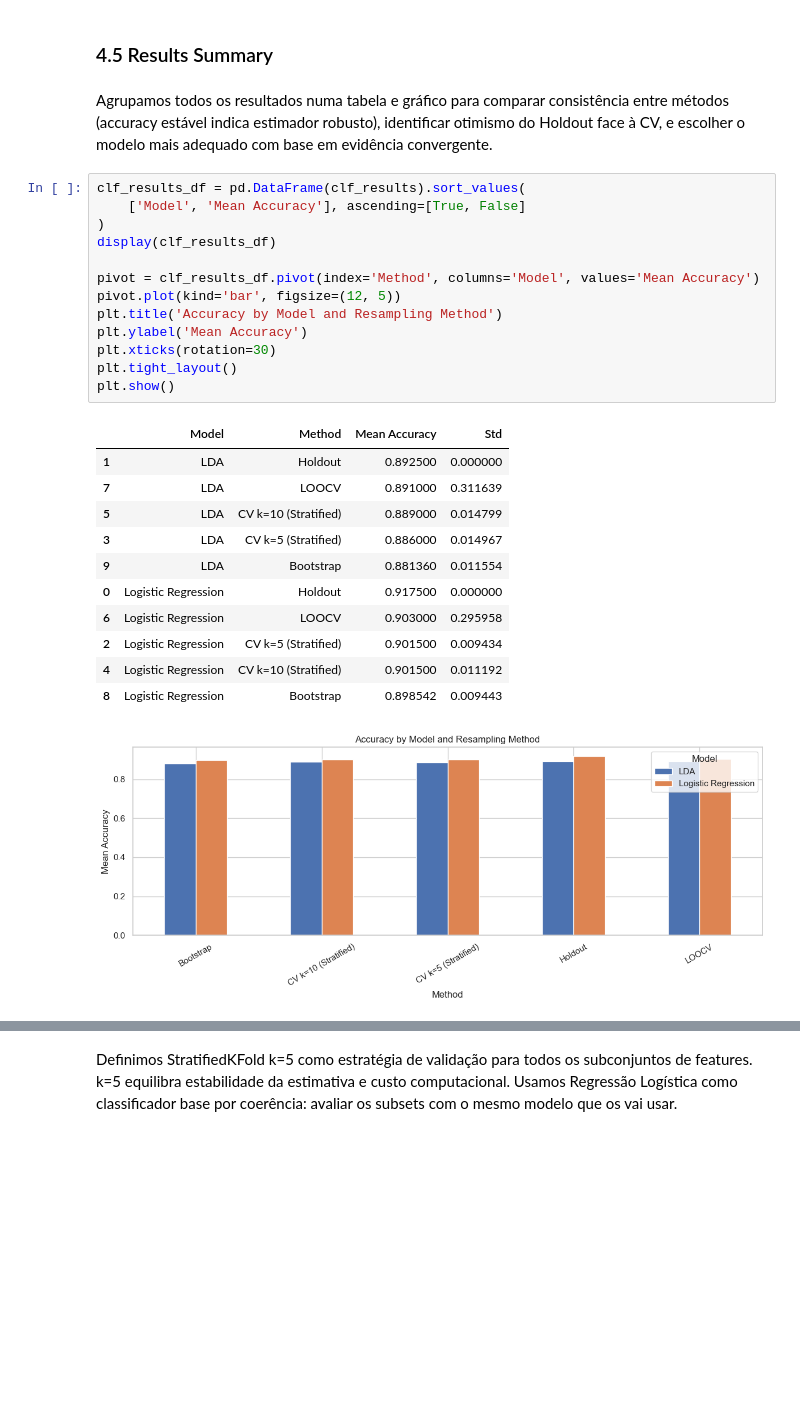
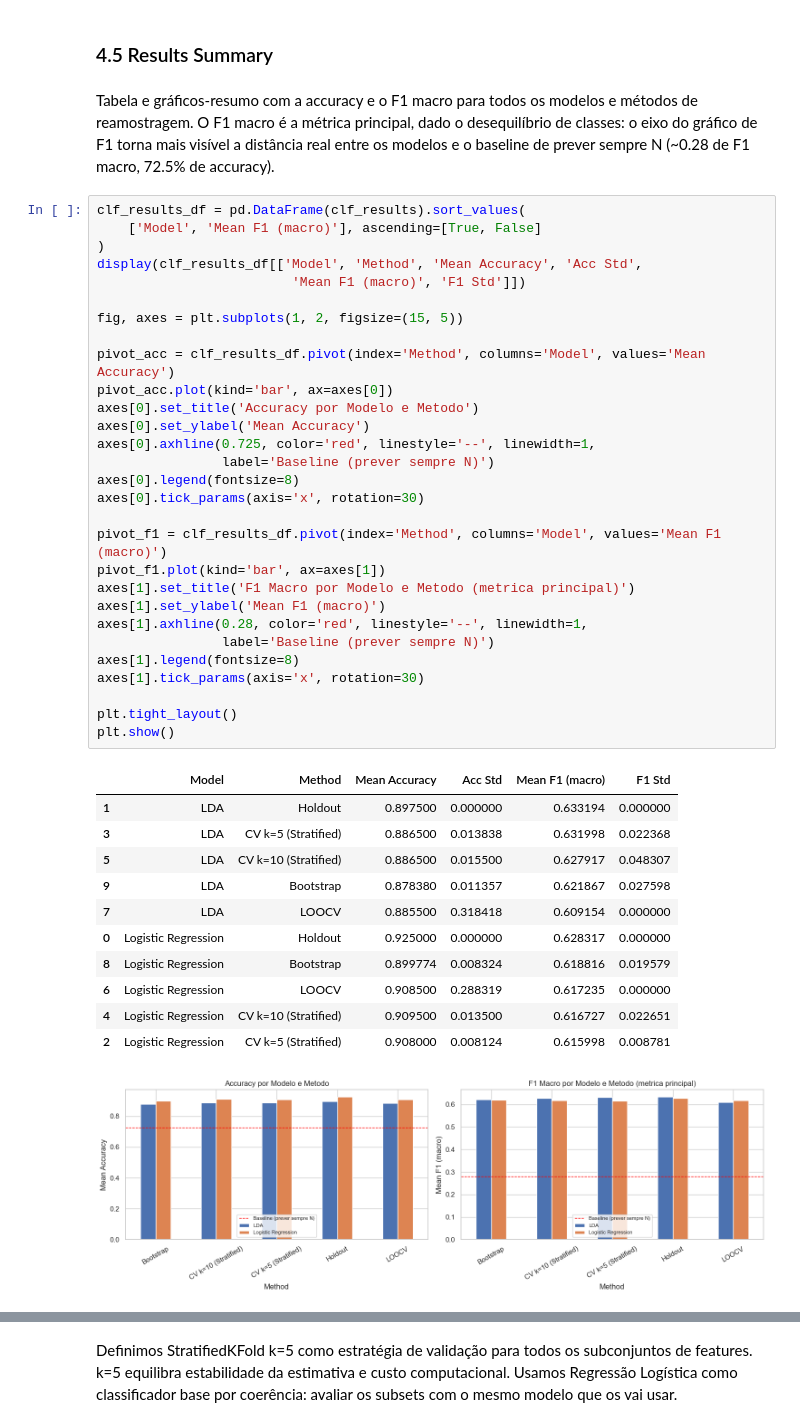
Before and after one commit to LuisMNSantos/APRAU-Cardiometabolic-ML, a Jupyter notebook: notebooks/aprau_grupo18.ipynb, the cells around one changed output, grey strips where cells are left out. Drawn from its saved outputs; the diff is of its cells as text; blank space fills up the shorter version.

```diff
--- a/notebooks/aprau_grupo18.ipynb
+++ b/notebooks/aprau_grupo18.ipynb
@@ -826,33 +983,49 @@ LDA — Bootstrap: 0.8814 ± 0.0116
 # %% [markdown]
 ### 4.5 Results Summary
 # %% [markdown]
-Agrupamos todos os resultados numa tabela e gráfico para comparar consistência entre métodos (accuracy estável indica estimador robusto), identificar otimismo do Holdout face à CV, e escolher o modelo mais adequado com base em evidência convergente.
+Tabela e gráficos-resumo com a accuracy e o F1 macro para todos os modelos e métodos de reamostragem. O F1 macro é a métrica principal, dado o desequilíbrio de classes: o eixo do gráfico de F1 torna mais visível a distância real entre os modelos e o baseline de prever sempre N (~0.28 de F1 macro, 72.5% de accuracy).
 # %%
 clf_results_df = pd.DataFrame(clf_results).sort_values(
-    ['Model', 'Mean Accuracy'], ascending=[True, False]
+    ['Model', 'Mean F1 (macro)'], ascending=[True, False]
 )
-display(clf_results_df)
+display(clf_results_df[['Model', 'Method', 'Mean Accuracy', 'Acc Std',
+                         'Mean F1 (macro)', 'F1 Std']])
 
-pivot = clf_results_df.pivot(index='Method', columns='Model', values='Mean Accuracy')
-pivot.plot(kind='bar', figsize=(12, 5))
-plt.title('Accuracy by Model and Resampling Method')
-plt.ylabel('Mean Accuracy')
-plt.xticks(rotation=30)
+fig, axes = plt.subplots(1, 2, figsize=(15, 5))
+
+pivot_acc = clf_results_df.pivot(index='Method', columns='Model', values='Mean Accuracy')
+pivot_acc.plot(kind='bar', ax=axes[0])
+axes[0].set_title('Accuracy por Modelo e Metodo')
+axes[0].set_ylabel('Mean Accuracy')
+axes[0].axhline(0.725, color='red', linestyle='--', linewidth=1,
+                label='Baseline (prever sempre N)')
+axes[0].legend(fontsize=8)
+axes[0].tick_params(axis='x', rotation=30)
+
+pivot_f1 = clf_results_df.pivot(index='Method', columns='Model', values='Mean F1 (macro)')
+pivot_f1.plot(kind='bar', ax=axes[1])
+axes[1].set_title('F1 Macro por Modelo e Metodo (metrica principal)')
+axes[1].set_ylabel('Mean F1 (macro)')
+axes[1].axhline(0.28, color='red', linestyle='--', linewidth=1,
+                label='Baseline (prever sempre N)')
+axes[1].legend(fontsize=8)
+axes[1].tick_params(axis='x', rotation=30)
+
 plt.tight_layout()
 plt.show()
 # %% [output]
-|  | Model | Method | Mean Accuracy | Std |
-| 1 | LDA | Holdout | 0.892500 | 0.000000 |
-| 7 | LDA | LOOCV | 0.891000 | 0.311639 |
-| 5 | LDA | CV k=10 (Stratified) | 0.889000 | 0.014799 |
-| 3 | LDA | CV k=5 (Stratified) | 0.886000 | 0.014967 |
-| 9 | LDA | Bootstrap | 0.881360 | 0.011554 |
-| 0 | Logistic Regression | Holdout | 0.917500 | 0.000000 |
-| 6 | Logistic Regression | LOOCV | 0.903000 | 0.295958 |
-| 2 | Logistic Regression | CV k=5 (Stratified) | 0.901500 | 0.009434 |
-| 4 | Logistic Regression | CV k=10 (Stratified) | 0.901500 | 0.011192 |
-| 8 | Logistic Regression | Bootstrap | 0.898542 | 0.009443 |
+|  | Model | Method | Mean Accuracy | Acc Std | Mean F1 (macro) | F1 Std |
+| 1 | LDA | Holdout | 0.897500 | 0.000000 | 0.633194 | 0.000000 |
+| 3 | LDA | CV k=5 (Stratified) | 0.886500 | 0.013838 | 0.631998 | 0.022368 |
+| 5 | LDA | CV k=10 (Stratified) | 0.886500 | 0.015500 | 0.627917 | 0.048307 |
+| 9 | LDA | Bootstrap | 0.878380 | 0.011357 | 0.621867 | 0.027598 |
+| 7 | LDA | LOOCV | 0.885500 | 0.318418 | 0.609154 | 0.000000 |
+| 0 | Logistic Regression | Holdout | 0.925000 | 0.000000 | 0.628317 | 0.000000 |
+| 8 | Logistic Regression | Bootstrap | 0.899774 | 0.008324 | 0.618816 | 0.019579 |
+| 6 | Logistic Regression | LOOCV | 0.908500 | 0.288319 | 0.617235 | 0.000000 |
+| 4 | Logistic Regression | CV k=10 (Stratified) | 0.909500 | 0.013500 | 0.616727 | 0.022651 |
+| 2 | Logistic Regression | CV k=5 (Stratified) | 0.908000 | 0.008124 | 0.615998 | 0.008781 |
-[figure, old version]
+[figure, new version]
 # %% [markdown]
 ### Discussion
 
```
Also changed, not shown: parts of 50 cells of this notebook, 1 other file.
